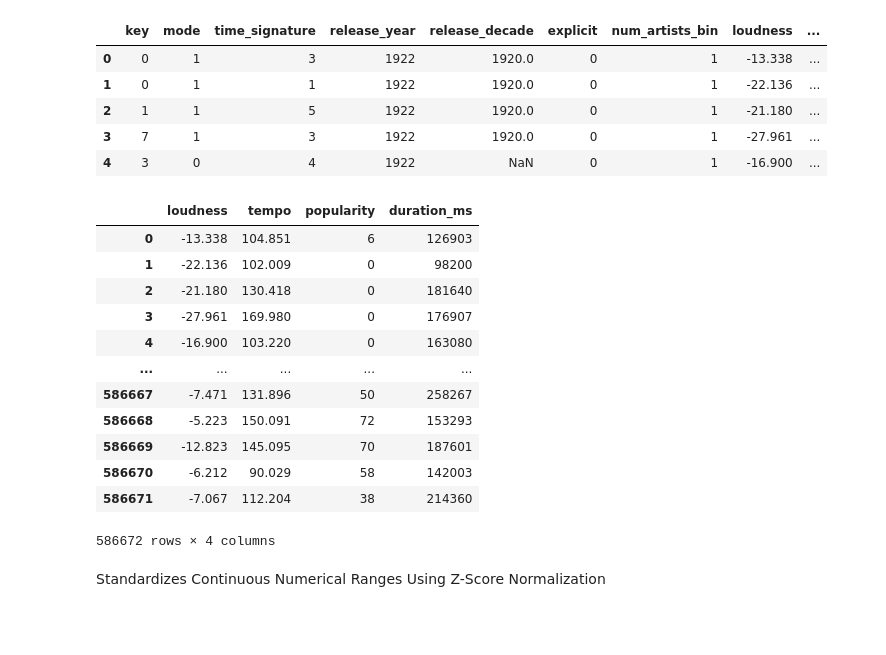
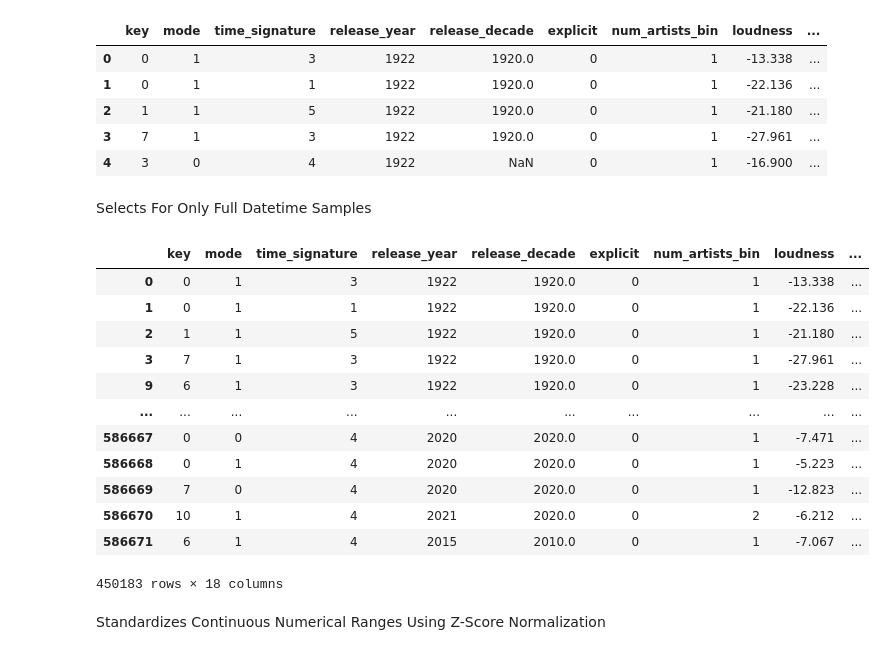
Before and after one commit to pjmaguire/find_me_music, a Jupyter notebook: Find_Me_Music.ipynb, the cells around one changed output. Drawn from its saved outputs; the diff is of its cells as text; code cells hidden in the pictures; blank space fills up the shorter version.

```diff
--- a/Find_Me_Music.ipynb
+++ b/Find_Me_Music.ipynb
@@ -364,30 +366,25 @@ song_data.head()
 | 2 | 1 | 1 | 5 | 1922 | 1920.0 | 0 | 1 | -21.180 | ... |
 | 3 | 7 | 1 | 3 | 1922 | 1920.0 | 0 | 1 | -27.961 | ... |
 | 4 | 3 | 0 | 4 | 1922 | NaN | 0 | 1 | -16.900 | ... |
-# %%
-#tracks["loudness"] = abs(tracks["loudness"])
-#tracks["loudness"].plot.hist()
-
-#for x in continuous_numerical_columns:
-#    tracks[x] = tracks[x].apply(literal_eval)
-
-#tracks["loudness"].apply(int)
-
-song_data[continuous_numerical_columns]
-# %% [output]
-|  | loudness | tempo | popularity | duration_ms |
-| 0 | -13.338 | 104.851 | 6 | 126903 |
-| 1 | -22.136 | 102.009 | 0 | 98200 |
-| 2 | -21.180 | 130.418 | 0 | 181640 |
-| 3 | -27.961 | 169.980 | 0 | 176907 |
-| 4 | -16.900 | 103.220 | 0 | 163080 |
-| ... | ... | ... | ... | ... |
-| 586667 | -7.471 | 131.896 | 50 | 258267 |
-| 586668 | -5.223 | 150.091 | 72 | 153293 |
-| 586669 | -12.823 | 145.095 | 70 | 187601 |
-| 586670 | -6.212 | 90.029 | 58 | 142003 |
-| 586671 | -7.067 | 112.204 | 38 | 214360 |
-586672 rows × 4 columns
+# %% [markdown]
+Selects For Only Full Datetime Samples
+# %%
+song_data = song_data.loc[date_time_known]
+song_data
+# %% [output]
+|  | key | mode | time_signature | release_year | release_decade | explicit | num_artists_bin | loudness | ... |
+| 0 | 0 | 1 | 3 | 1922 | 1920.0 | 0 | 1 | -13.338 | ... |
+| 1 | 0 | 1 | 1 | 1922 | 1920.0 | 0 | 1 | -22.136 | ... |
+| 2 | 1 | 1 | 5 | 1922 | 1920.0 | 0 | 1 | -21.180 | ... |
+| 3 | 7 | 1 | 3 | 1922 | 1920.0 | 0 | 1 | -27.961 | ... |
+| 9 | 6 | 1 | 3 | 1922 | 1920.0 | 0 | 1 | -23.228 | ... |
+| ... | ... | ... | ... | ... | ... | ... | ... | ... | ... |
+| 586667 | 0 | 0 | 4 | 2020 | 2020.0 | 0 | 1 | -7.471 | ... |
+| 586668 | 0 | 1 | 4 | 2020 | 2020.0 | 0 | 1 | -5.223 | ... |
+| 586669 | 7 | 0 | 4 | 2020 | 2020.0 | 0 | 1 | -12.823 | ... |
+| 586670 | 10 | 1 | 4 | 2021 | 2020.0 | 0 | 2 | -6.212 | ... |
+| 586671 | 6 | 1 | 4 | 2015 | 2010.0 | 0 | 1 | -7.067 | ... |
+450183 rows × 18 columns
 # %% [markdown]
 Standardizes Continuous Numerical Ranges Using Z-Score Normalization
 # %%
```
Also changed, not shown: parts of 23 cells of this notebook.
